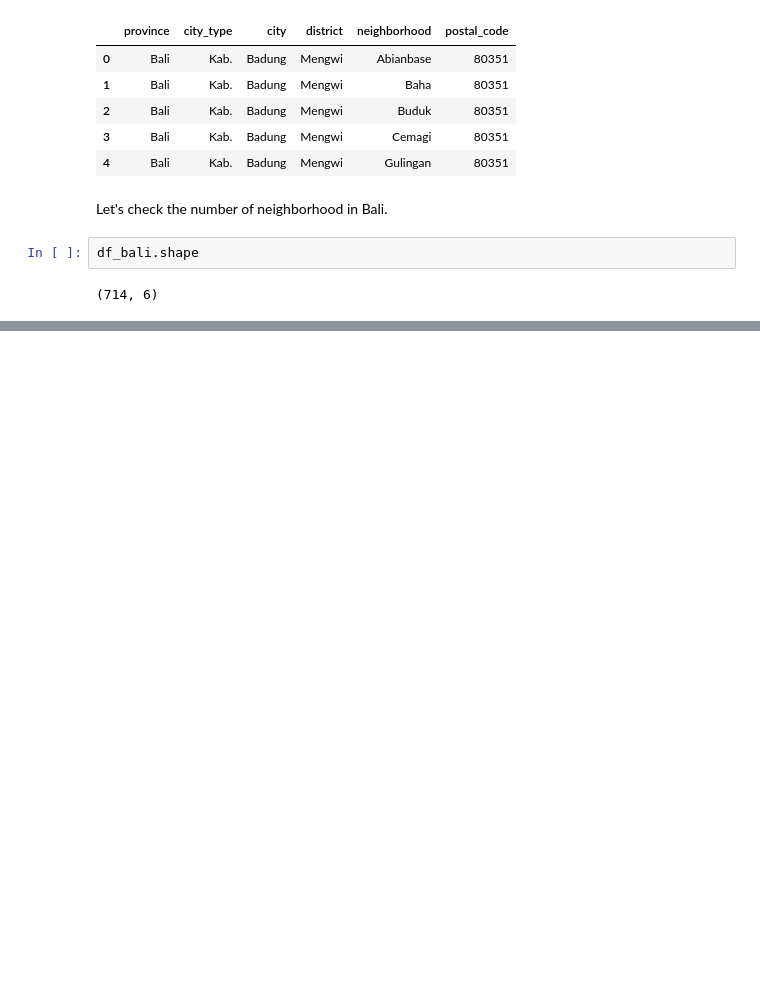
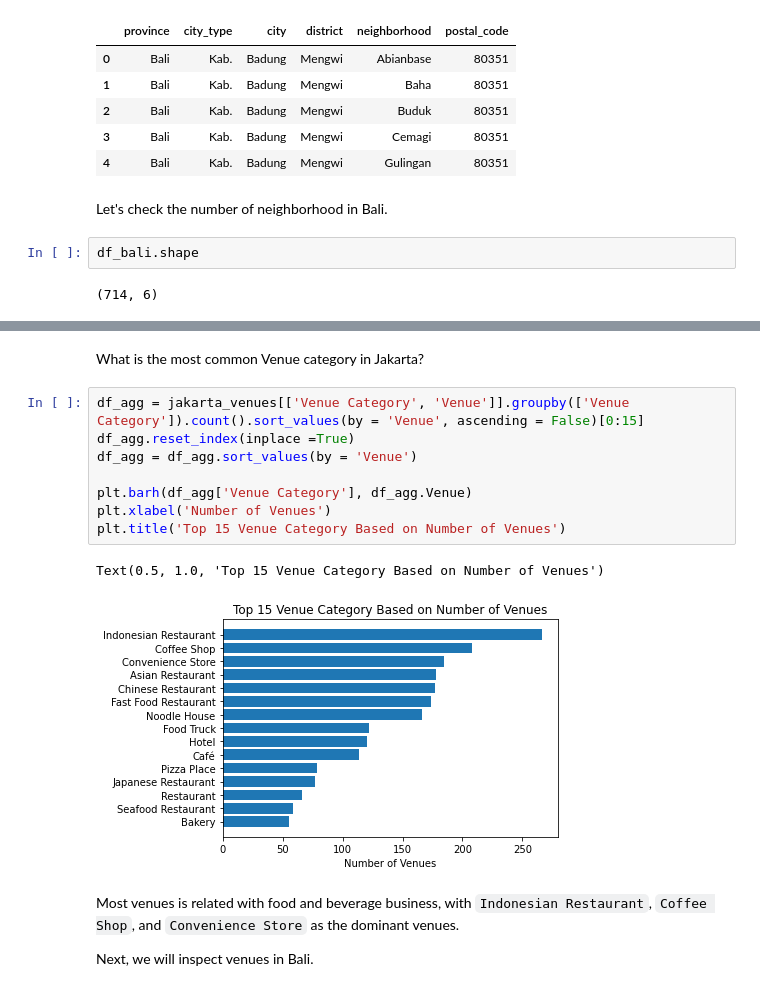
Before and after one commit to Argaadya/Coursera_Capstone, a Jupyter notebook: week4.ipynb, the cells around one changed output, grey strips where cells are left out. Cells and saved outputs as stored; diff of their text form; blank space fills up the shorter version.

```diff
--- a/week4.ipynb
+++ b/week4.ipynb
@@ -110,0 +375,17 @@ df_bali.shape
+# %% [markdown]
+What is the most common Venue category in Jakarta?
+# %%
+df_agg = jakarta_venues[['Venue Category', 'Venue']].groupby(['Venue Category']).count().sort_values(by = 'Venue', ascending = False)[0:15]
+df_agg.reset_index(inplace =True)
+df_agg = df_agg.sort_values(by = 'Venue')
+
+plt.barh(df_agg['Venue Category'], df_agg.Venue)
+plt.xlabel('Number of Venues')
+plt.title('Top 15 Venue Category Based on Number of Venues')
+# %% [output]
+Text(0.5, 1.0, 'Top 15 Venue Category Based on Number of Venues')
+[figure, added]
+# %% [markdown]
+Most venues is related with food and beverage business, with `Indonesian Restaurant`, `Coffee Shop`, and `Convenience Store` as the dominant venues.
+
+Next, we will inspect venues in Bali.
```
Also changed, not shown: parts of 73 cells of this notebook.
